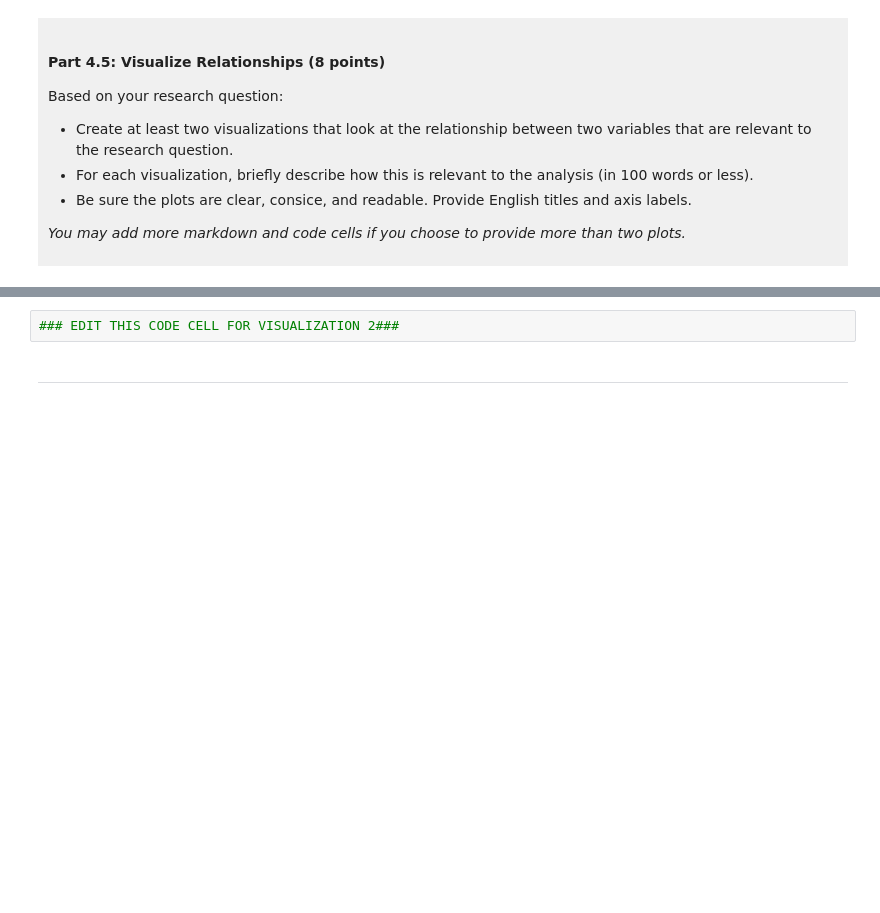
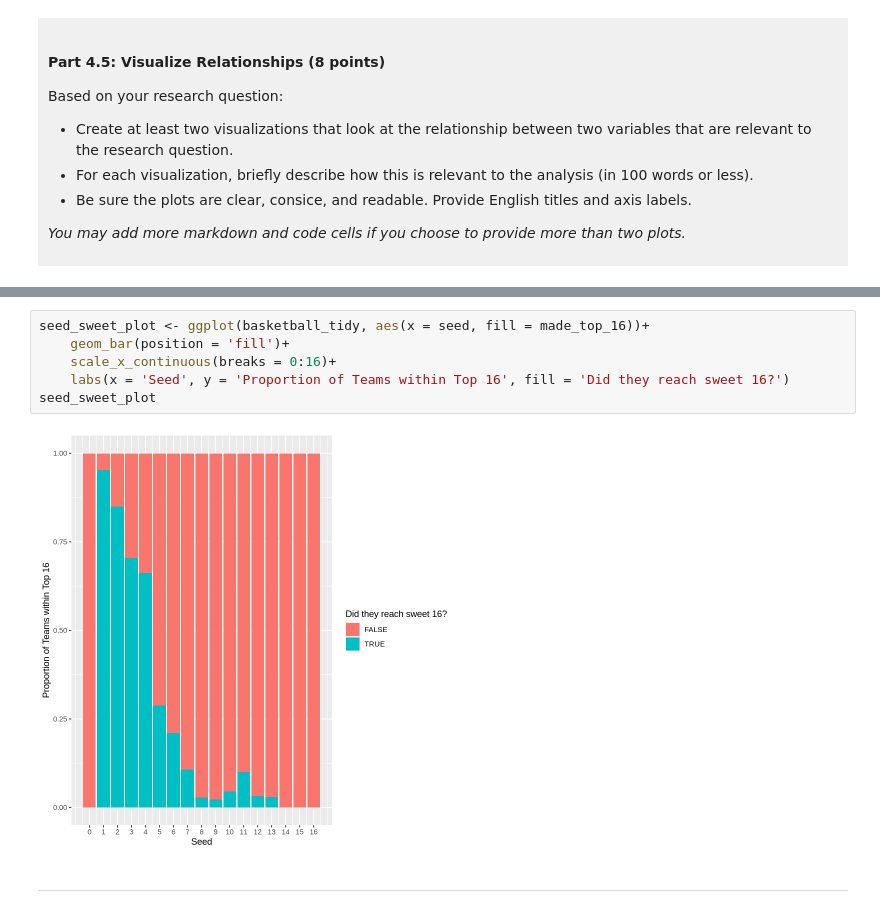
Before and after one commit to sofiesanderson/dsci-100-project-sofie-sanderson, a Jupyter notebook: dsci-100-project-notebook.ipynb, the cells around one changed output, grey strips where cells are left out. Cells and saved outputs as stored; diff of their text form; blank space fills up the shorter version.

```diff
--- a/dsci-100-project-notebook.ipynb
+++ b/dsci-100-project-notebook.ipynb
@@ -319,5 +398,11 @@ Visualization 2: %%% EDIT THIS MARKDOWN CELL%%%
 # %%
-### EDIT THIS CODE CELL FOR VISUALIZATION 2###
+seed_sweet_plot <- ggplot(basketball_tidy, aes(x = seed, fill = made_top_16))+
+    geom_bar(position = 'fill')+
+    scale_x_continuous(breaks = 0:16)+
+    labs(x = 'Seed', y = 'Proportion of Teams within Top 16', fill = 'Did they reach sweet 16?')
+seed_sweet_plot
+# %% [output]
+[figure, added]
 # %% [markdown]
 ------
 # %% [markdown]
```
Also changed, not shown: parts of 11 cells of this notebook.
